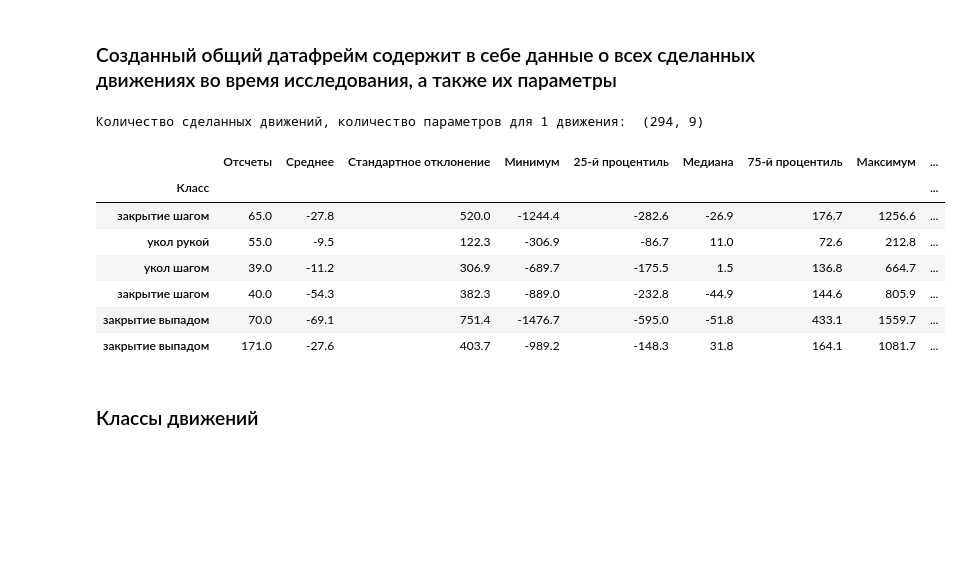
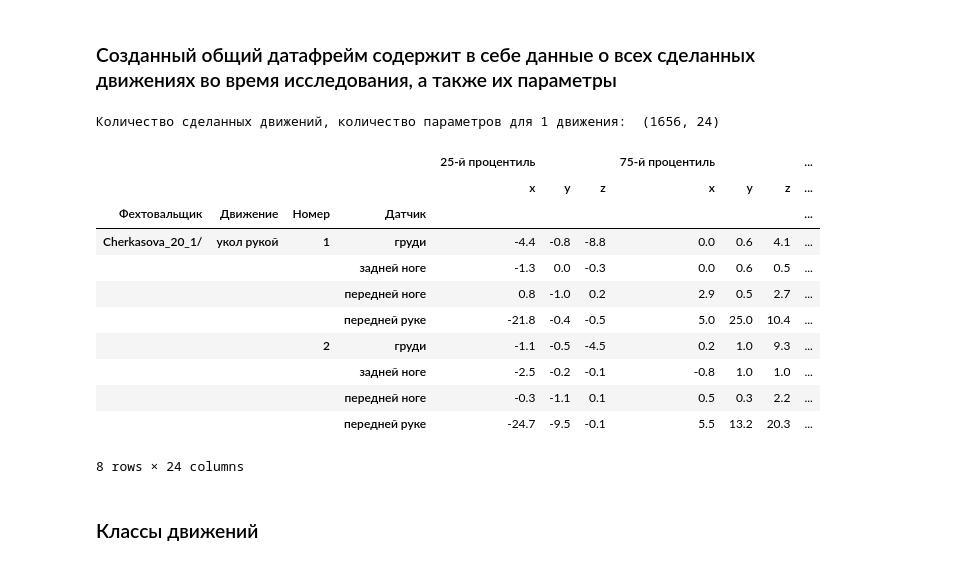
Before and after one commit to Poandreeva/Classification-of-movement, a Jupyter notebook: Project.ipynb, the cells around one changed output. Drawn from its saved outputs; the diff is of its cells as text; code cells hidden in the pictures; blank space fills up the shorter version.

```diff
--- a/Project.ipynb
+++ b/Project.ipynb
@@ -7,7 +7,7 @@ way_folder = 'fencing_signals/'
 # пусть к папкам с записями для каждого участника
 exp = ['Cherkasova_20_1/',
        'Cherkasova_20_2/',
-       #'Sugkoeva_17/',
+       'Sugkoeva_17/',
        'Zushko_18/'
       ]
 
@@ -21,7 +21,7 @@ body_part = ["передней руке", "груди", "передней ног
 fencing_move = ['рукой', 'шагом', 'выпадом']
 
 # сохранение графиков
-save = True
+save = False
 # %%
 import matplotlib.pyplot as plt
 import matplotlib.patches as patches
@@ -381,10 +399,20 @@ for experimental in exp:
             df['t'] = t
             df['vector'] = np.sqrt(df['x']**2 + df['y']**2 + df['z']**2)
 
-        # Сигнал при движении рукой имеет в конце сильный скачок, поэтому наобходимо обрезать сигнал
-        if move == 'Arm/' and experimental == 'Cherkasova_20_1/':
-            for df in dfs:
-                df.drop(index=range(2550, len(df)), inplace=True)
+        # Сигнал при движении рукой имеет сильный скачок, поэтому наобходимо обрезать сигнал
+        if move == 'Arm/':
+            if experimental == 'Cherkasova_20_1/':
+                for df in dfs:
+                    df.drop(index=range(2550, len(df)), inplace=True)
+            if experimental == 'Zushko_18/':
+                for df in dfs:
+                    df.drop(index=range(3850, len(df)), inplace=True)
+            if experimental == 'Sugkoeva_17/':
+                for b, df in enumerate(dfs):
+                    dfs[b] = df.iloc[150:].reset_index(drop=True)
+
+
+
 
         combined_df, start_indices, end_indices, positive_peaks, negative_peaks, derivative, peaks, df_forward_ind, df_backward_ind = find_movement_peaks(dfs, move)
         if not peaks_executed:
@@ -409,7 +437,7 @@ for experimental in exp:
                 """Для вывода всех движений снять # """
 #                 plot_dfs(way_folder, experimental, move, movement_dfs, f'{ways[n]} {fencing_move[i]} №{a+1}', body_part, save = save)
 
-                params = features(movement_dfs, f'{ways[n]} {fencing_move[i]} №{a+1}', body_part, experimental)
+                params = features(movement_dfs, f'{ways[n]} {fencing_move[i]} {a+1}', body_part, experimental)
                 all_params.append(params)
 
 # Объединение датафреймов в один
@@ -424,17 +452,21 @@ A = pd.concat(all_params)
 ### Cозданный общий датафрейм содержит в себе данные о всех сделанных движениях во время исследования, а также их параметры
 # %%
 print('Количество сделанных движений, количество параметров для 1 движения: ', A.shape)
-A.sample(6)
+A.head(8)
 # %% [output]
-Количество сделанных движений, количество параметров для 1 движения:  (294, 9)
+Количество сделанных движений, количество параметров для 1 движения:  (1656, 24)
-|  | Отсчеты | Среднее | Стандартное отклонение | Минимум | 25-й процентиль | Медиана | 75-й процентиль | Максимум | ... |
-| Класс |  |  |  |  |  |  |  |  | ... |
-| закрытие шагом | 65.0 | -27.8 | 520.0 | -1244.4 | -282.6 | -26.9 | 176.7 | 1256.6 | ... |
-| укол рукой | 55.0 | -9.5 | 122.3 | -306.9 | -86.7 | 11.0 | 72.6 | 212.8 | ... |
-| укол шагом | 39.0 | -11.2 | 306.9 | -689.7 | -175.5 | 1.5 | 136.8 | 664.7 | ... |
-| закрытие шагом | 40.0 | -54.3 | 382.3 | -889.0 | -232.8 | -44.9 | 144.6 | 805.9 | ... |
-| закрытие выпадом | 70.0 | -69.1 | 751.4 | -1476.7 | -595.0 | -51.8 | 433.1 | 1559.7 | ... |
-| закрытие выпадом | 171.0 | -27.6 | 403.7 | -989.2 | -148.3 | 31.8 | 164.1 | 1081.7 | ... |
+|  |  |  |  | 25-й процентиль |  |  | 75-й процентиль |  |  | ... |
+|  |  |  |  | x | y | z | x | y | z | ... |
+| Фехтовальщик | Движение | Номер | Датчик |  |  |  |  |  |  | ... |
+| Cherkasova_20_1/ | укол рукой | 1 | груди | -4.4 | -0.8 | -8.8 | 0.0 | 0.6 | 4.1 | ... |
+|  |  |  | задней ноге | -1.3 | 0.0 | -0.3 | 0.0 | 0.6 | 0.5 | ... |
+|  |  |  | передней ноге | 0.8 | -1.0 | 0.2 | 2.9 | 0.5 | 2.7 | ... |
+|  |  |  | передней руке | -21.8 | -0.4 | -0.5 | 5.0 | 25.0 | 10.4 | ... |
+|  |  | 2 | груди | -1.1 | -0.5 | -4.5 | 0.2 | 1.0 | 9.3 | ... |
+|  |  |  | задней ноге | -2.5 | -0.2 | -0.1 | -0.8 | 1.0 | 1.0 | ... |
+|  |  |  | передней ноге | -0.3 | -1.1 | 0.1 | 0.5 | 0.3 | 2.2 | ... |
+|  |  |  | передней руке | -24.7 | -9.5 | -0.1 | 5.5 | 13.2 | 20.3 | ... |
+8 rows × 24 columns
 # %% [markdown]
 ### Классы движений
 # %%
```
Also changed, not shown: parts of 26 cells of this notebook.
